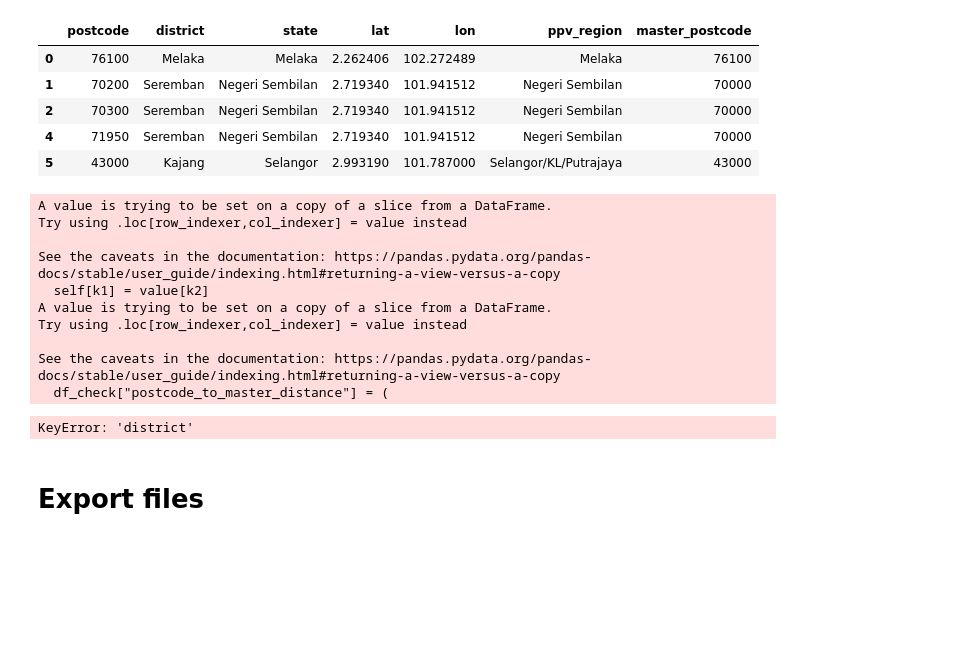
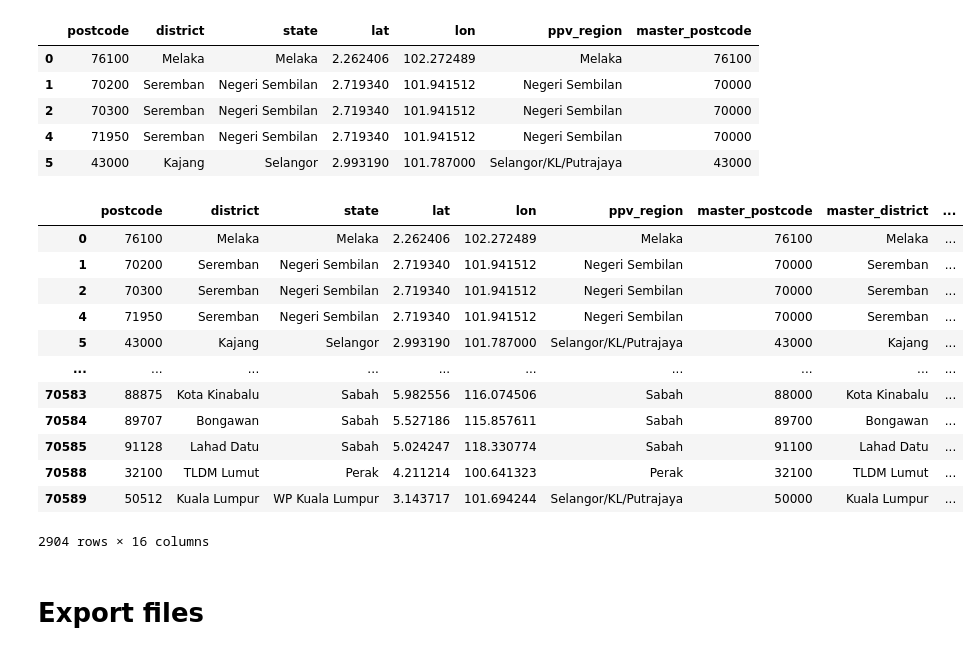
Before and after one commit to jiannmeng/mys-postcode-matrix, a Jupyter notebook: 2-data-cleaning.ipynb, the cells around one changed output. Drawn from its saved outputs; the diff is of its cells as text; code cells hidden in the pictures; blank space fills up the shorter version.

Commit message:
Fix copy warning and ipykernal issues

```diff
--- a/2-data-cleaning.ipynb
+++ b/2-data-cleaning.ipynb
@@ -608,32 +606,35 @@ df_check = df[:]
 # %%
+df_check = df.copy()
 # View it all together
 df_check[["master_district", "master_state", "master_lat", "master_lon"]] = (
     df_check["master_postcode"].
-    apply(lambda x: df[df["postcode"] == x].iloc[0].loc[["district", "state", "lat", "lon"]])
+    apply(lambda x: df[df.loc[:, "postcode"] == x].iloc[0].loc[["district", "state", "lat", "lon"]])
 )
 df_check["postcode_to_master_distance"] = (
     df_check.apply(
         lambda x: src.utils.haversine_km(x["lat"], x["lon"], x["master_lat"], x["master_lon"]),
         axis="columns"
     )
 )
 df_check["district_match"] = df_check.apply(lambda x: x["district"] == x["master_district"], axis="columns")
 df_check["state_match"] = df_check.apply(lambda x: x["state"] == x["master_state"], axis="columns")
 df_check["bad_district_fix?"] = df_check["postcode"].apply(lambda x: x in bdst_postcodes)
 df_check["state_boundary_fix?"] = df_check["postcode"].apply(lambda x: x in oob_postcodes)
 display(df_check)
 # %% [output]
+|  | postcode | district | state | lat | lon | ppv_region | master_postcode | master_district | ... |
+| 0 | 76100 | Melaka | Melaka | 2.262406 | 102.272489 | Melaka | 76100 | Melaka | ... |
+| 1 | 70200 | Seremban | Negeri Sembilan | 2.719340 | 101.941512 | Negeri Sembilan | 70000 | Seremban | ... |
+| 2 | 70300 | Seremban | Negeri Sembilan | 2.719340 | 101.941512 | Negeri Sembilan | 70000 | Seremban | ... |
+| 4 | 71950 | Seremban | Negeri Sembilan | 2.719340 | 101.941512 | Negeri Sembilan | 70000 | Seremban | ... |
+| 5 | 43000 | Kajang | Selangor | 2.993190 | 101.787000 | Selangor/KL/Putrajaya | 43000 | Kajang | ... |
+| ... | ... | ... | ... | ... | ... | ... | ... | ... | ... |
+| 70583 | 88875 | Kota Kinabalu | Sabah | 5.982556 | 116.074506 | Sabah | 88000 | Kota Kinabalu | ... |
+| 70584 | 89707 | Bongawan | Sabah | 5.527186 | 115.857611 | Sabah | 89700 | Bongawan | ... |
+| 70585 | 91128 | Lahad Datu | Sabah | 5.024247 | 118.330774 | Sabah | 91100 | Lahad Datu | ... |
+| 70588 | 32100 | TLDM Lumut | Perak | 4.211214 | 100.641323 | Perak | 32100 | TLDM Lumut | ... |
+| 70589 | 50512 | Kuala Lumpur | WP Kuala Lumpur | 3.143717 | 101.694244 | Selangor/KL/Putrajaya | 50000 | Kuala Lumpur | ... |
-A value is trying to be set on a copy of a slice from a DataFrame.
-Try using .loc[row_indexer,col_indexer] = value instead
-
-See the caveats in the documentation: https://pandas.pydata.org/pandas-docs/stable/user_guide/indexing.html#returning-a-view-versus-a-copy
-  self[k1] = value[k2]
-A value is trying to be set on a copy of a slice from a DataFrame.
-Try using .loc[row_indexer,col_indexer] = value instead
-
-See the caveats in the documentation: https://pandas.pydata.org/pandas-docs/stable/user_guide/indexing.html#returning-a-view-versus-a-copy
-  df_check["postcode_to_master_distance"] = (
+2904 rows × 16 columns
-KeyError: 'district'
 # %% [markdown]
 # Export files
 # %%
```
Also changed, not shown: parts of 4 cells of this notebook, 7 other files.
